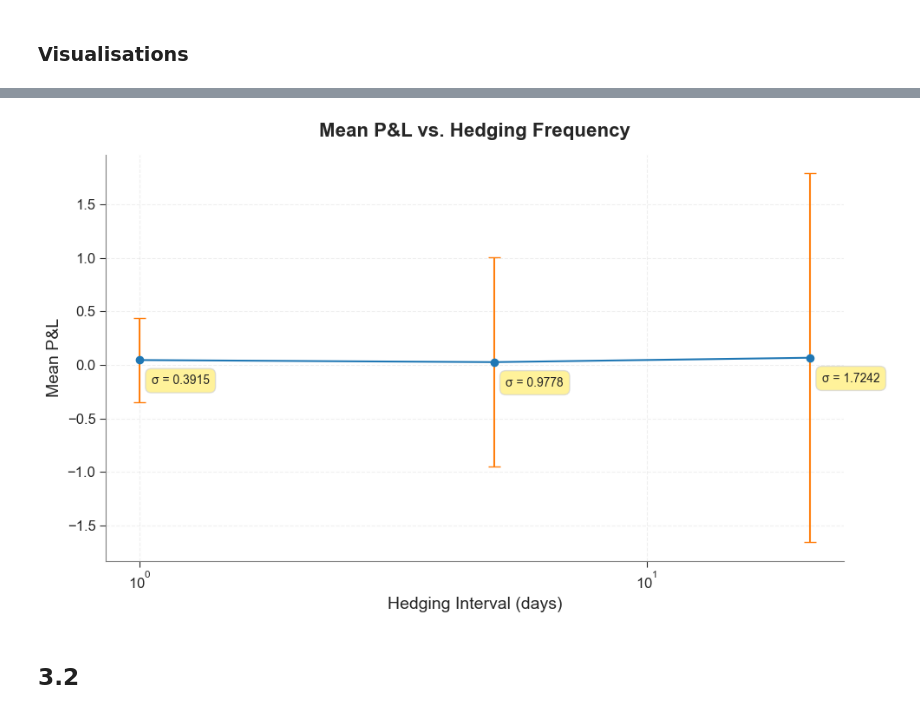
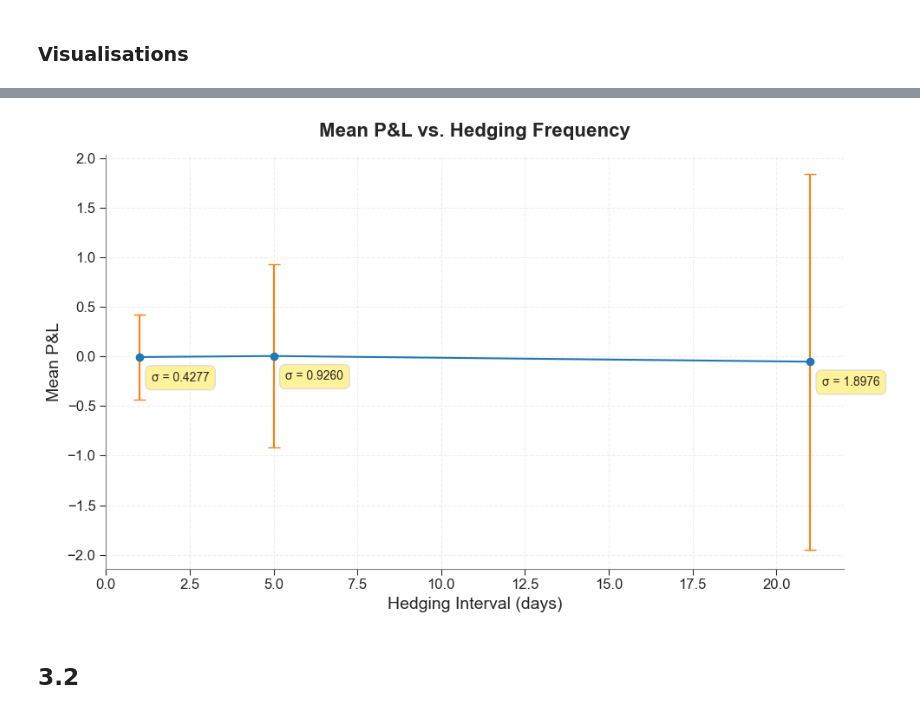
Before and after one commit to brkoedijk/Comp_Finance_1, a Jupyter notebook: main.ipynb, the cells around one changed output, grey strips where cells are left out. Saved outputs shown, nothing was run; the diff lists cells and outputs as text; code cells hidden in the pictures.

```diff
--- a/main.ipynb
+++ b/main.ipynb
@@ -55,7 +56,7 @@ N = 252   # Number of time steps (trading days in a year)
 hedge_intervals = [1, 5, 21]  # Daily, weekly, and monthly
 
 # Number of simulations
-num_simulations = 100
+num_simulations = 10000
 
 # Run simulations
 results = run_multiple_simulations(S0, K, r, sigma, T, N, hedge_intervals,
@@ -64,8 +191,8 @@ results = run_multiple_simulations(S0, K, r, sigma, T, N, hedge_intervals,
 ### Visualisations
 # %%
 # 1. P&L Distribution Comparison
-plt.figure(figsize=(10, 6))
-colors = fs.colors['modern'][:3]  # Get first 3 colors from the modern palette
+plt.figure(figsize=(10, 5))
+colors = ['darkred', 'lightgreen', 'lightblue']
 for i, interval in enumerate(hedge_intervals):
     if interval == 1:
         interval_desc = "Daily"
@@ -76,13 +203,14 @@ for i, interval in enumerate(hedge_intervals):
     else:
         interval_desc = f"{interval}-Day"
 
-    plt.hist(results[interval]['all_pnl'], bins=20, alpha=0.7,
+    plt.hist(results[interval]['all_pnl'], bins=200, alpha=0.7,
              color=colors[i], label=f"{interval_desc} Hedging")
 
 # Apply styling
-fs.plot_distribution(title='P&L Distribution by Hedging Frequency',
+fs.plot_distribution(
                     xlabel='P&L', ylabel='Frequency')
 
 fs.finalize_plot(filename="src/figures/p3/pl_distr_by_hedge_freq")
+plt.legend()
 plt.show()
 # %% [output]
@@ -140,0 +316,28 @@ plt.show()
+# %%
+# Plotting mean + 95% prediction interval of hedging error per interval
+fig, ax = plt.subplots(figsize=(10, 5))
+colors = ['darkred', 'lightgreen', 'lightblue']
+
+for i, interval in enumerate(hedge_intervals):
+    errors = np.vstack(hedging_errors[interval])
+    times  = np.array(hedge_times_dict[interval])
+
+    mean_error = errors.mean(axis=0)
+    # 95% prediction bounds
+    lower_pi = np.percentile(errors,  2.5, axis=0)
+    upper_pi = np.percentile(errors, 100-2.5, axis=0)
+
+    # fill prediction band
+    ax.fill_between(times, lower_pi, upper_pi, color=colors[i], alpha=0.2, label=f"{hedge_labels[interval]} Hedging")
+    ax.plot(times, upper_pi, color=colors[i], linewidth=2)
+    ax.plot(times, lower_pi, color=colors[i], linewidth=2)
+
+
+# finalize
+ax.axhline(0, color='black', linestyle='--', alpha=0.5)
+ax.set_xlabel("Time (years)")
+ax.set_ylabel("Hedging Error")
+ax.set_ylim(-5, 5)
+ax.legend()
+plt.tight_layout()
+plt.show()
@@ -141,25 +346,25 @@ plt.show()
 # %%
-# 3. Scatter plot of P&L vs. Hedging Frequency
+# 3. Scatter plot of P&L vs. Hedging Frequency [Not used for report]
 plt.figure(figsize=(10, 6))
 mean_pnls = [results[interval]['mean_pnl'] for interval in hedge_intervals]
 std_pnls = [results[interval]['std_pnl'] for interval in hedge_intervals]
 plt.errorbar(hedge_intervals, mean_pnls, yerr=std_pnls, fmt='o-', capsize=5,
             color=fs.colors['neutral'], ecolor=fs.colors['highlight'])
-plt.xscale('log')
+# plt.xscale('log')
 
 # Add annotations with standard deviations
 for i, interval in enumerate(hedge_intervals):
     fs.annotate_point(plt.gca(), interval, mean_pnls[i],
                      f'σ = {std_pnls[i]:.4f}',
                      fc='#ffed6f', alpha=0.7)
 
 # Apply styling and finalize
 fs.style_errorbar(title='Mean P&L vs. Hedging Frequency',
                  xlabel='Hedging Interval (days)', ylabel='Mean P&L')
 fs.finalize_plot(filename="src/figures/p3/mean_pl_vs_hedge_freq")
 plt.show()
 # %% [output]
-[figure, old version]
+[figure, new version]
 # %% [markdown]
 ## 3.2
 # %% [markdown]
```
Also changed, not shown: parts of 6 cells of this notebook, 4 other files.
